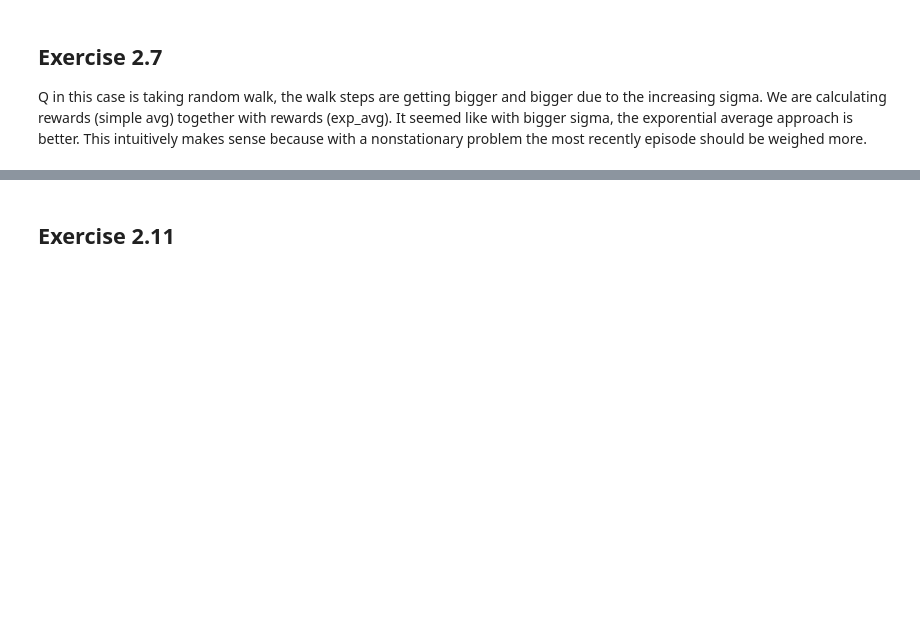
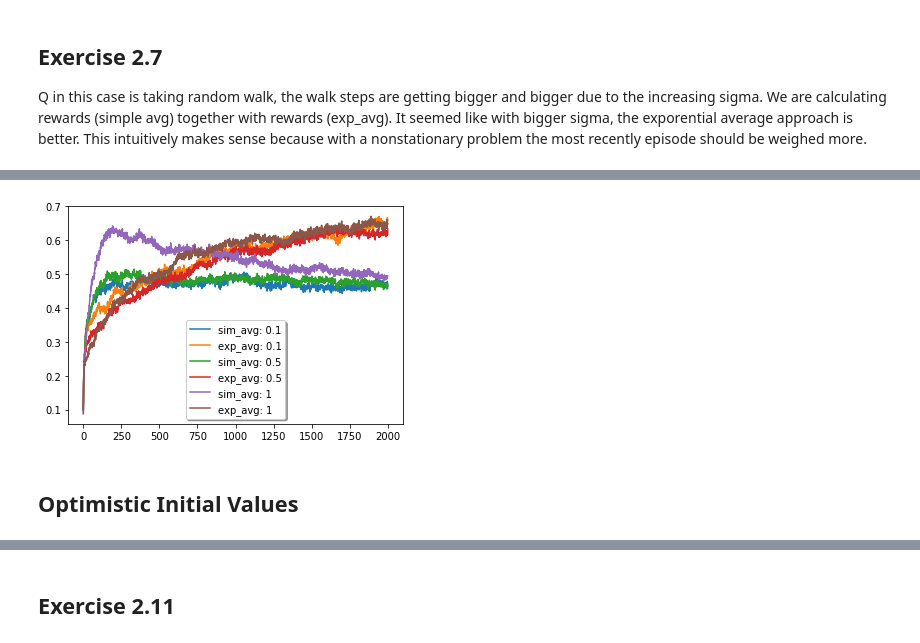
Before and after one commit to hackgoofer/RL_intro, a Jupyter notebook: Chapter_2.ipynb, the cells around one changed output, grey strips where cells are left out. Saved outputs shown, nothing was run; the diff lists cells and outputs as text; code cells hidden in the pictures; blank space fills up the shorter version.

```diff
--- a/Chapter_2.ipynb
+++ b/Chapter_2.ipynb
@@ -184,6 +184,7 @@ print(get_available_devices())
 Q in this case is taking random walk, the walk steps are getting bigger and bigger due to the increasing sigma.
 We are calculating rewards (simple avg) together with rewards (exp_avg). It seemed like with bigger sigma, the exporential average approach is better. This intuitively makes sense because with a nonstationary problem the most recently episode should be weighed more.
 # %%
+random.seed(1)
 num_plays = 2000
 for i in range(max_num_tasks+1):
     Q_star[i, :] = np.random.normal(0, 1, 10)
@@ -196,12 +197,10 @@ all_rewards_exp_avg = np.zeros((len(ns_sigs), num_plays, max_num_tasks))
 is_best_arm = np.zeros((len(ns_sigs), num_plays, max_num_tasks))
 is_best_arm_exp = np.zeros((len(ns_sigs), num_plays, max_num_tasks))
 
-qT = np.zeros((max_num_tasks, num_arms))
-qT_exp_avg = np.zeros((max_num_tasks, num_arms))
-qN = np.zeros((max_num_tasks, num_arms))
-qS = np.zeros((max_num_tasks, num_arms))
-
 for sig_index in range(len(ns_sigs)):
+    qT = np.zeros((max_num_tasks, num_arms))
+    qT_exp_avg = np.zeros((max_num_tasks, num_arms))
+    qN = np.zeros((max_num_tasks, num_arms))
     for idx_play in range(num_plays):
         for idx_task in range(0, max_num_tasks-1):
             # random walk to illustrate non-stationary
@@ -217,6 +216,8 @@ for sig_index in range(len(ns_sigs)):
 
             if arm == best_arm:
                 is_best_arm[sig_index, idx_play, idx_task] = 1
+            if arm_exp_avg == best_arm:
+                is_best_arm_exp[sig_index, idx_play, idx_task] = 1
 
             noise = np.random.normal(0, 1)
             current_reward = Q_star[idx_task, arm]+noise
@@ -244,0 +248,13 @@ plt.show()
+# %%
+fig, ax = plt.subplots()
+
+for idx in range(len(ns_sigs)):
+    ax.plot(range(num_plays), np.mean(is_best_arm[idx, :, :], axis=1), label="sim_avg: "+str(ns_sigs[idx]))
+    ax.plot(range(num_plays), np.mean(is_best_arm_exp[idx, :, :], axis=1), label="exp_avg: "+str(ns_sigs[idx]))
+
+legend = ax.legend(loc='lower center', shadow=True)
+plt.show()
+# %% [output]
+[figure, added]
+# %% [markdown]
+## Optimistic Initial Values
```
Also changed, not shown: parts of 9 cells of this notebook.
